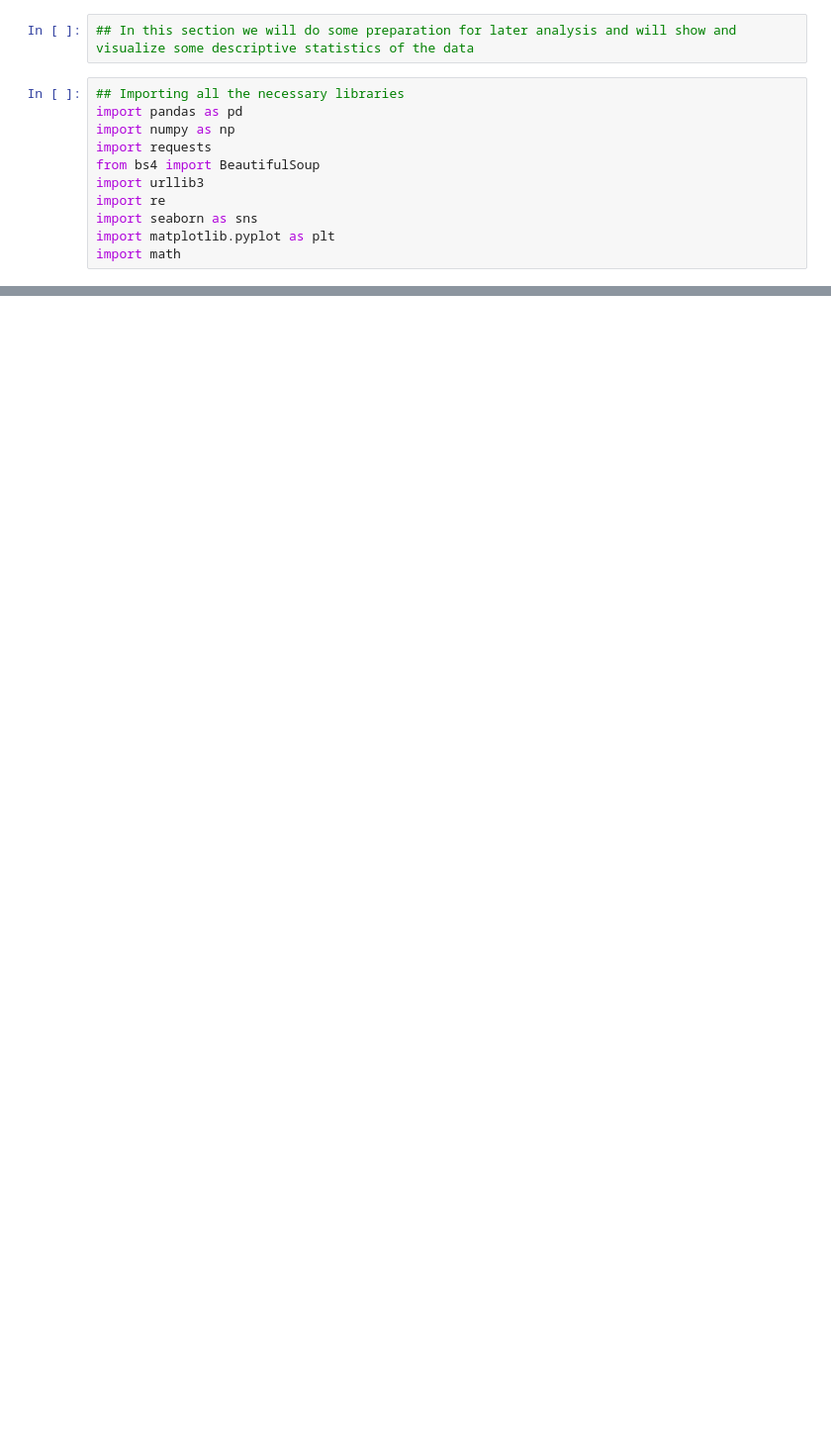
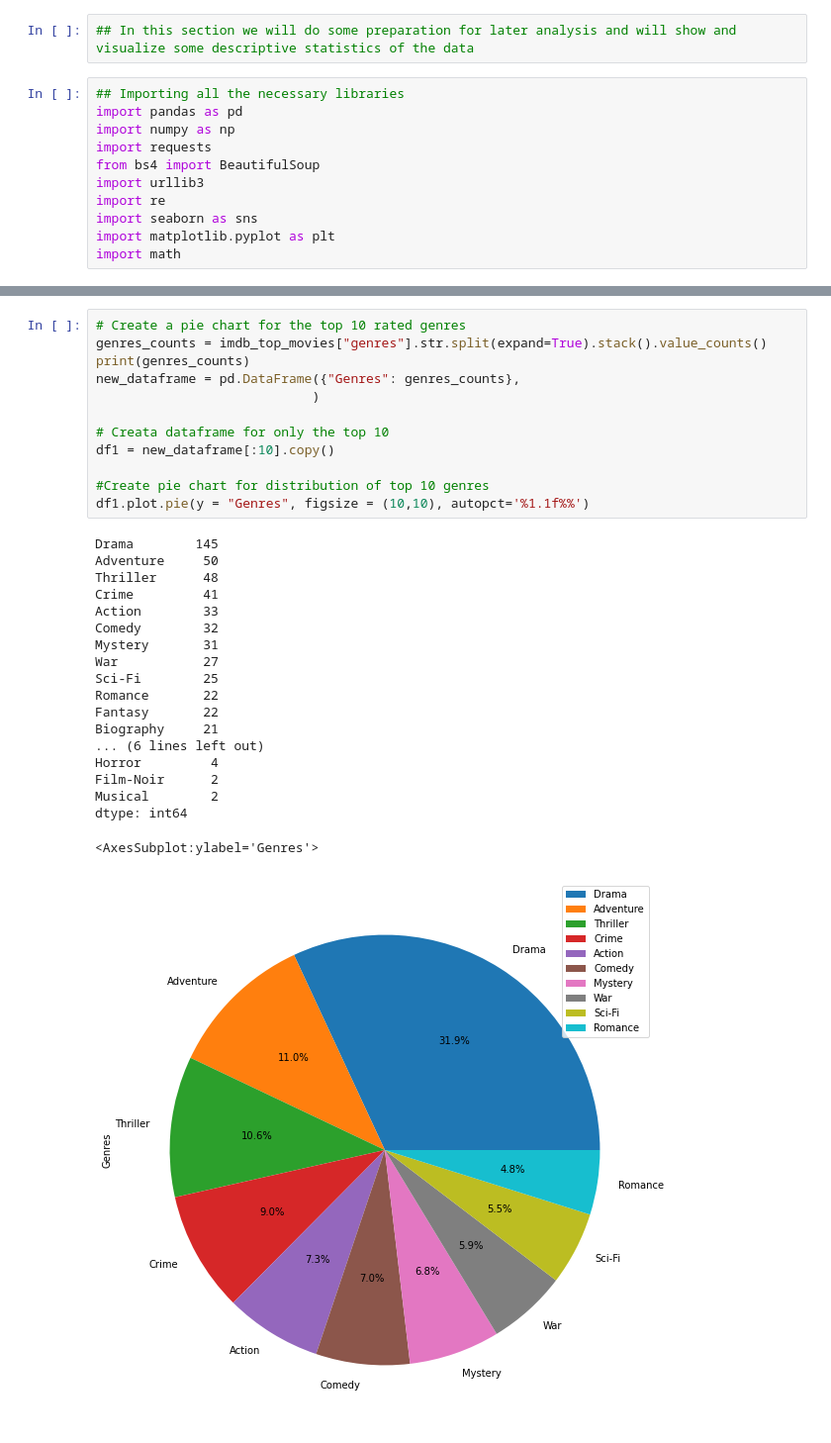
Before and after one commit to moritzdaendliker/IMDBscraper_and_analysis, a Jupyter notebook: Data Preparation & descriptive statistics.ipynb, the cells around one changed output, grey strips where cells are left out. Shown at 99% size. Saved outputs shown, nothing was run; the diff lists cells and outputs as text; blank space fills up the shorter version.

```diff
--- a/Data Preparation & descriptive statistics.ipynb
+++ b/Data Preparation & descriptive statistics.ipynb
@@ -127,0 +168,32 @@ ValueError: Could not interpret value `number of appearances` for parameter `x`
+# %%
+# Create a pie chart for the top 10 rated genres
+genres_counts = imdb_top_movies["genres"].str.split(expand=True).stack().value_counts()
+print(genres_counts)
+new_dataframe = pd.DataFrame({"Genres": genres_counts},
+                            )
+
+# Creata dataframe for only the top 10
+df1 = new_dataframe[:10].copy()
+
+#Create pie chart for distribution of top 10 genres
+df1.plot.pie(y = "Genres", figsize = (10,10), autopct='%1.1f%%')
+# %% [output]
+Drama        145
+Adventure     50
+Thriller      48
+Crime         41
+Action        33
+Comedy        32
+Mystery       31
+War           27
+Sci-Fi        25
+Romance       22
+Fantasy       22
+Biography     21
+... (6 lines left out)
+Horror         4
+Film-Noir      2
+Musical        2
+dtype: int64
+<AxesSubplot:ylabel='Genres'>
+[figure, added]
```
Also changed, not shown: parts of 14 cells of this notebook.
